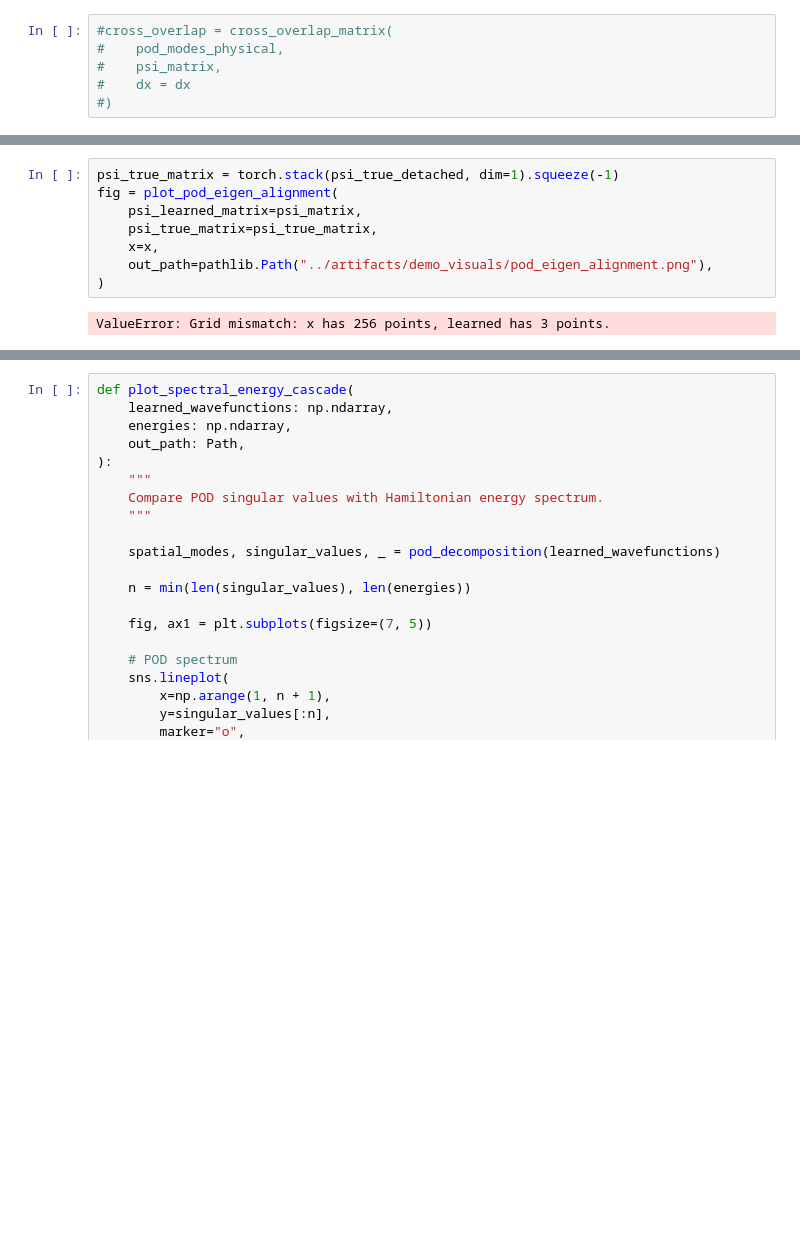
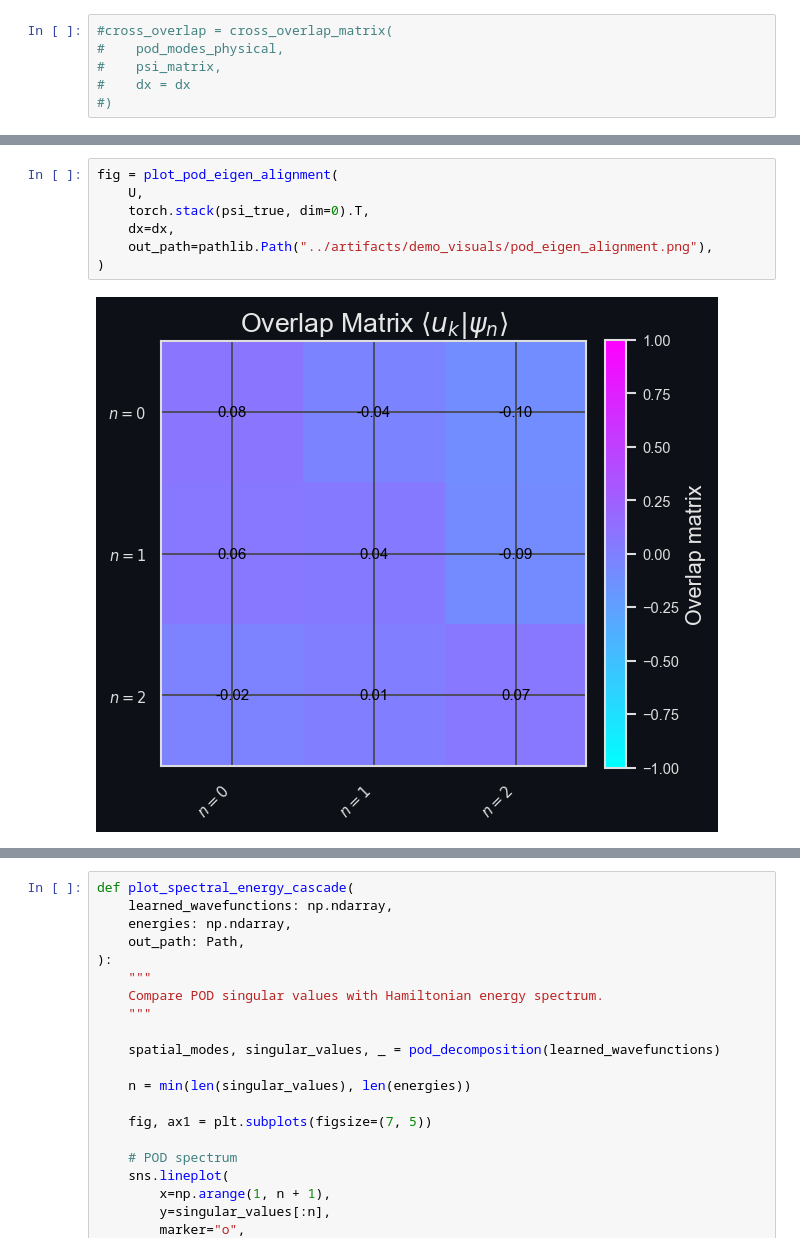
Before and after one commit to Scriber-Labs/lf-pinn-inverse-schrodinger, a Jupyter notebook: notebooks/demo.ipynb, the cells around one changed output, grey strips where cells are left out. Saved outputs shown, nothing was run; the diff lists cells and outputs as text; blank space fills up the shorter version.

```diff
--- a/notebooks/demo.ipynb
+++ b/notebooks/demo.ipynb
@@ -527,10 +527,9 @@ fig = plot_cross_overlap_heatmap(
 # %%
-psi_true_matrix = torch.stack(psi_true_detached, dim=1).squeeze(-1)
 fig = plot_pod_eigen_alignment(
-    psi_learned_matrix=psi_matrix,
-    psi_true_matrix=psi_true_matrix,
-    x=x,
+    U,
+    torch.stack(psi_true, dim=0).T,
+    dx=dx,
     out_path=pathlib.Path("../artifacts/demo_visuals/pod_eigen_alignment.png"),
 )
 # %% [output]
-ValueError: Grid mismatch: x has 256 points, learned has 3 points.
+[figure, added]
```
Also changed, not shown: parts of 10 cells of this notebook, 9 other files.
